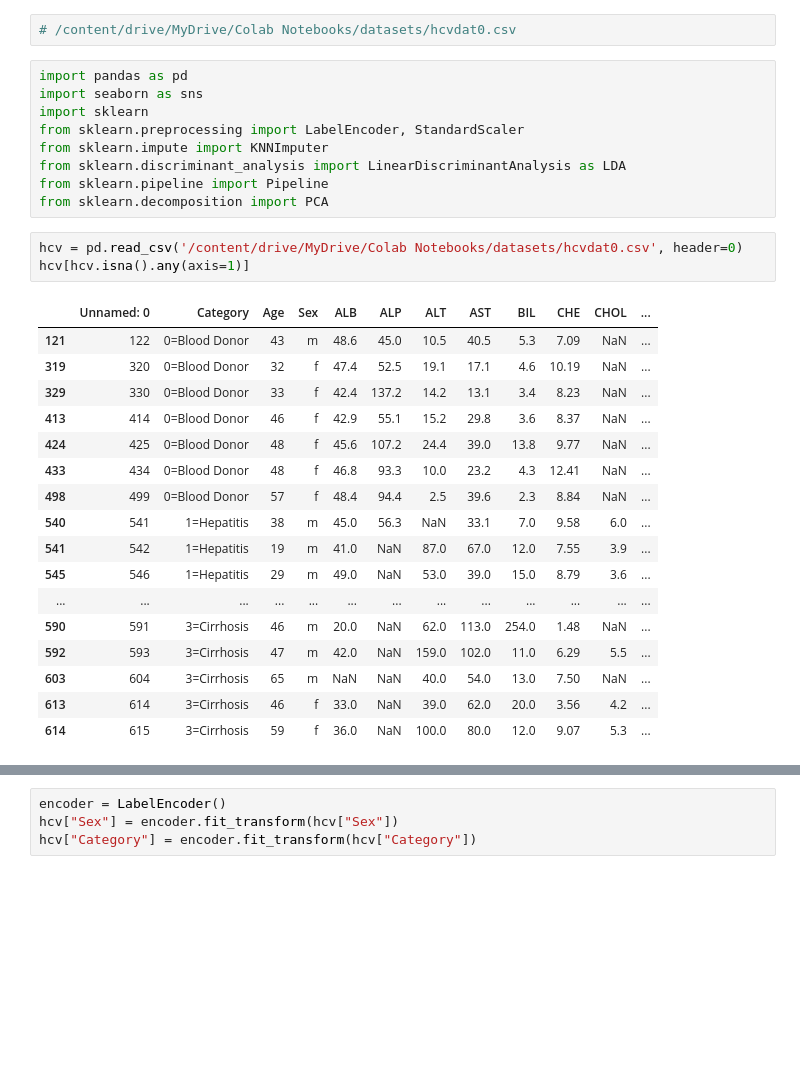
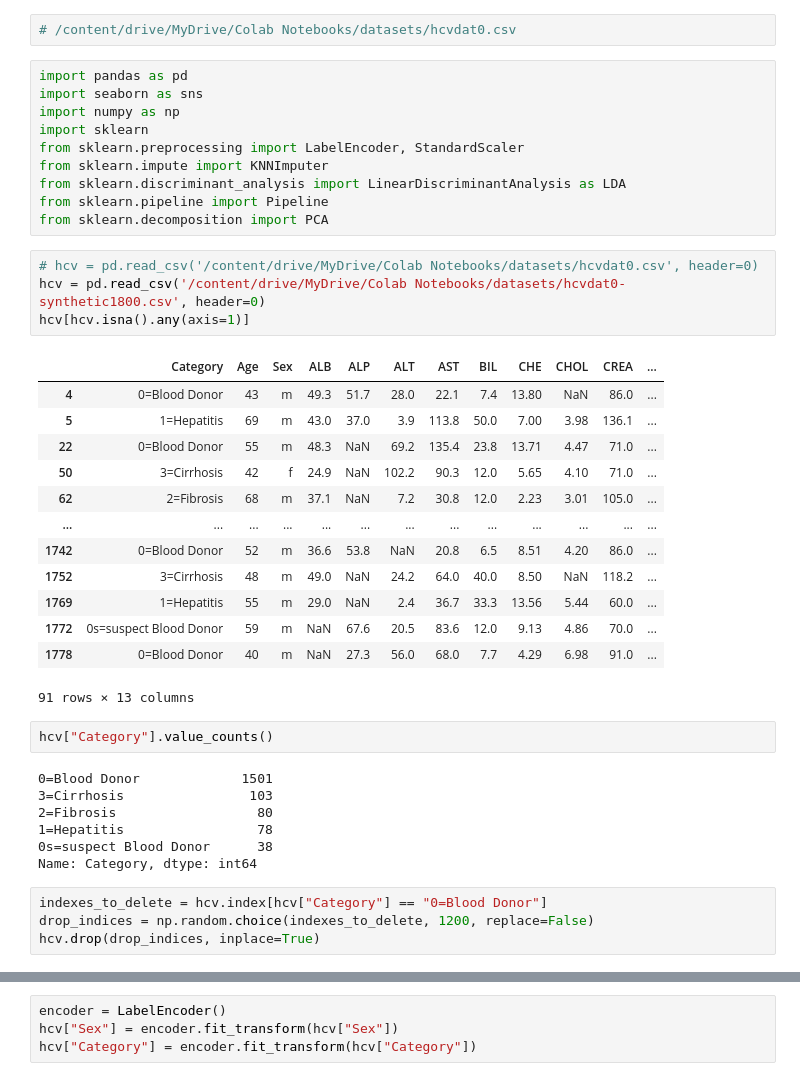
Before and after one commit to 11jolek11/BigDataHCVproject, a Jupyter notebook: BigDataHCV.ipynb, the cells around one changed output, grey strips where cells are left out. Drawn from its saved outputs; the diff is of its cells as text; blank space fills up the shorter version.

```diff
--- a/BigDataHCV.ipynb
+++ b/BigDataHCV.ipynb
@@ -5,6 +5,7 @@
 # %%
 import pandas as pd
 import seaborn as sns
+import numpy as np
 import sklearn
 from sklearn.preprocessing import LabelEncoder, StandardScaler
 from sklearn.impute import KNNImputer
@@ -12,23 +13,33 @@ from sklearn.discriminant_analysis import LinearDiscriminantAnalysis as LDA
 from sklearn.pipeline import Pipeline
 from sklearn.decomposition import PCA
 # %%
-hcv = pd.read_csv('/content/drive/MyDrive/Colab Notebooks/datasets/hcvdat0.csv', header=0)
+# hcv = pd.read_csv('/content/drive/MyDrive/Colab Notebooks/datasets/hcvdat0.csv', header=0)
+hcv = pd.read_csv('/content/drive/MyDrive/Colab Notebooks/datasets/hcvdat0-synthetic1800.csv', header=0)
 hcv[hcv.isna().any(axis=1)]
 # %% [output]
-|  | Unnamed: 0 | Category | Age | Sex | ALB | ALP | ALT | AST | BIL | CHE | CHOL | ... |
-| 121 | 122 | 0=Blood Donor | 43 | m | 48.6 | 45.0 | 10.5 | 40.5 | 5.3 | 7.09 | NaN | ... |
-| 319 | 320 | 0=Blood Donor | 32 | f | 47.4 | 52.5 | 19.1 | 17.1 | 4.6 | 10.19 | NaN | ... |
-| 329 | 330 | 0=Blood Donor | 33 | f | 42.4 | 137.2 | 14.2 | 13.1 | 3.4 | 8.23 | NaN | ... |
-| 413 | 414 | 0=Blood Donor | 46 | f | 42.9 | 55.1 | 15.2 | 29.8 | 3.6 | 8.37 | NaN | ... |
-| 424 | 425 | 0=Blood Donor | 48 | f | 45.6 | 107.2 | 24.4 | 39.0 | 13.8 | 9.77 | NaN | ... |
-| 433 | 434 | 0=Blood Donor | 48 | f | 46.8 | 93.3 | 10.0 | 23.2 | 4.3 | 12.41 | NaN | ... |
-| 498 | 499 | 0=Blood Donor | 57 | f | 48.4 | 94.4 | 2.5 | 39.6 | 2.3 | 8.84 | NaN | ... |
-| 540 | 541 | 1=Hepatitis | 38 | m | 45.0 | 56.3 | NaN | 33.1 | 7.0 | 9.58 | 6.0 | ... |
-| 541 | 542 | 1=Hepatitis | 19 | m | 41.0 | NaN | 87.0 | 67.0 | 12.0 | 7.55 | 3.9 | ... |
-| 545 | 546 | 1=Hepatitis | 29 | m | 49.0 | NaN | 53.0 | 39.0 | 15.0 | 8.79 | 3.6 | ... |
+|  | Category | Age | Sex | ALB | ALP | ALT | AST | BIL | CHE | CHOL | CREA | ... |
+| 4 | 0=Blood Donor | 43 | m | 49.3 | 51.7 | 28.0 | 22.1 | 7.4 | 13.80 | NaN | 86.0 | ... |
+| 5 | 1=Hepatitis | 69 | m | 43.0 | 37.0 | 3.9 | 113.8 | 50.0 | 7.00 | 3.98 | 136.1 | ... |
+| 22 | 0=Blood Donor | 55 | m | 48.3 | NaN | 69.2 | 135.4 | 23.8 | 13.71 | 4.47 | 71.0 | ... |
+| 50 | 3=Cirrhosis | 42 | f | 24.9 | NaN | 102.2 | 90.3 | 12.0 | 5.65 | 4.10 | 71.0 | ... |
+| 62 | 2=Fibrosis | 68 | m | 37.1 | NaN | 7.2 | 30.8 | 12.0 | 2.23 | 3.01 | 105.0 | ... |
 | ... | ... | ... | ... | ... | ... | ... | ... | ... | ... | ... | ... | ... |
-| 590 | 591 | 3=Cirrhosis | 46 | m | 20.0 | NaN | 62.0 | 113.0 | 254.0 | 1.48 | NaN | ... |
-| 592 | 593 | 3=Cirrhosis | 47 | m | 42.0 | NaN | 159.0 | 102.0 | 11.0 | 6.29 | 5.5 | ... |
-| 603 | 604 | 3=Cirrhosis | 65 | m | NaN | NaN | 40.0 | 54.0 | 13.0 | 7.50 | NaN | ... |
-| 613 | 614 | 3=Cirrhosis | 46 | f | 33.0 | NaN | 39.0 | 62.0 | 20.0 | 3.56 | 4.2 | ... |
-| 614 | 615 | 3=Cirrhosis | 59 | f | 36.0 | NaN | 100.0 | 80.0 | 12.0 | 9.07 | 5.3 | ... |
+| 1742 | 0=Blood Donor | 52 | m | 36.6 | 53.8 | NaN | 20.8 | 6.5 | 8.51 | 4.20 | 86.0 | ... |
+| 1752 | 3=Cirrhosis | 48 | m | 49.0 | NaN | 24.2 | 64.0 | 40.0 | 8.50 | NaN | 118.2 | ... |
+| 1769 | 1=Hepatitis | 55 | m | 29.0 | NaN | 2.4 | 36.7 | 33.3 | 13.56 | 5.44 | 60.0 | ... |
+| 1772 | 0s=suspect Blood Donor | 59 | m | NaN | 67.6 | 20.5 | 83.6 | 12.0 | 9.13 | 4.86 | 70.0 | ... |
+| 1778 | 0=Blood Donor | 40 | m | NaN | 27.3 | 56.0 | 68.0 | 7.7 | 4.29 | 6.98 | 91.0 | ... |
+91 rows × 13 columns
+# %%
+hcv["Category"].value_counts()
+# %% [output]
+0=Blood Donor             1501
+3=Cirrhosis                103
+2=Fibrosis                  80
+1=Hepatitis                 78
+0s=suspect Blood Donor      38
+Name: Category, dtype: int64
+# %%
+indexes_to_delete = hcv.index[hcv["Category"] == "0=Blood Donor"]
+drop_indices = np.random.choice(indexes_to_delete, 1200, replace=False)
+hcv.drop(drop_indices, inplace=True)
```
Also changed, not shown: parts of 6 cells of this notebook.
